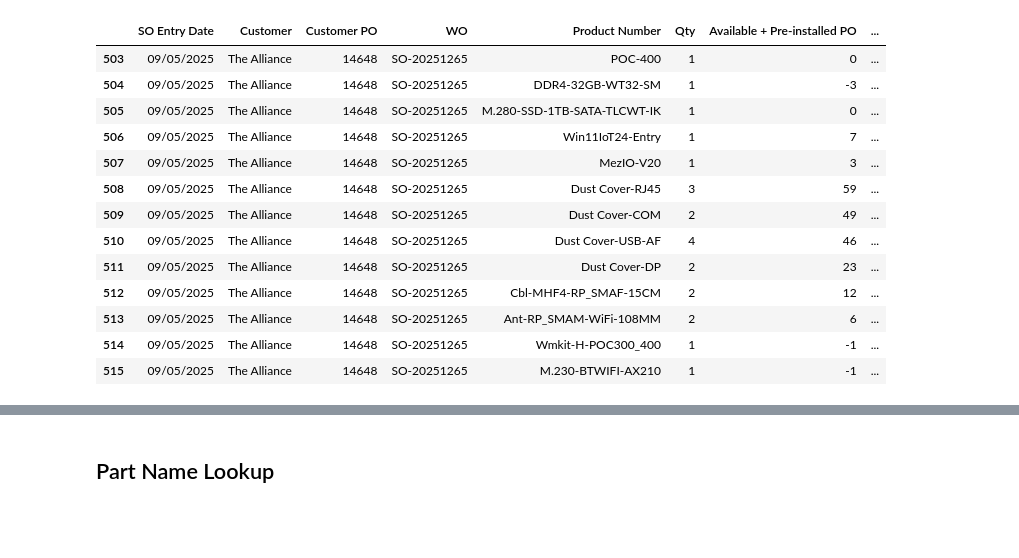
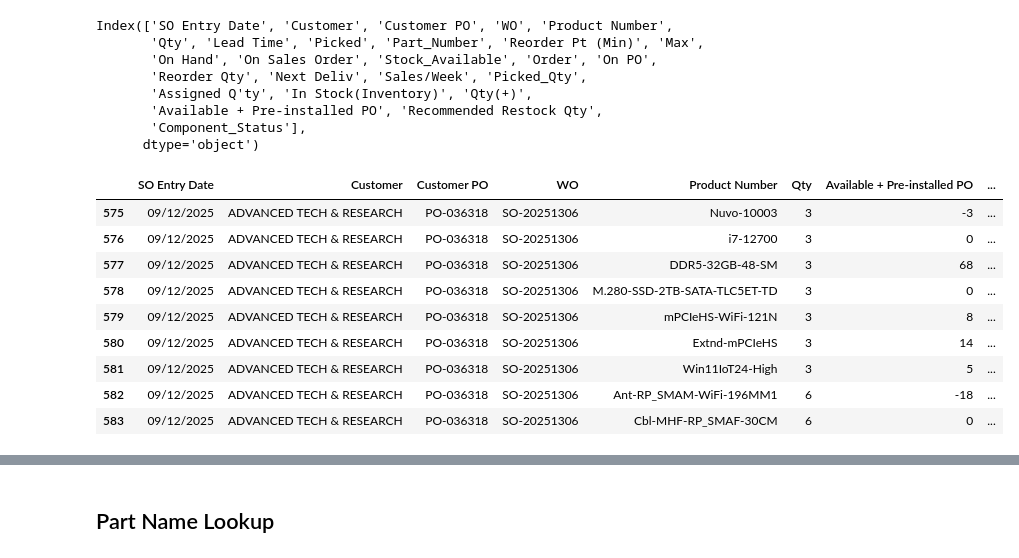
Before and after one commit to playoung2818/ERP_System, a Jupyter notebook: ERP_Dashboard.ipynb, the cells around one changed output, grey strips where cells are left out. Saved outputs shown, nothing was run; the diff lists cells and outputs as text; code cells hidden in the pictures; blank space fills up the shorter version.

```diff
--- a/ERP_Dashboard.ipynb
+++ b/ERP_Dashboard.ipynb
@@ -61,13 +75,24 @@ def search_items(query: str, top_k: int = 15) -> pd.DataFrame:
     # 3) Combine results and dedupe by Item
     out = pd.concat([direct, fuzzy], ignore_index=True).drop_duplicates(subset=["Item"])
     return out.head(top_k)[["Item", "Description", 'Type', 'Cost', 'Price', 'Preferred Vendor']]
+# %%
+df.columns
+# %% [output]
+Index(['SO Entry Date', 'Customer', 'Customer PO', 'WO', 'Product Number',
+       'Qty', 'Lead Time', 'Picked', 'Part_Number', 'Reorder Pt (Min)', 'Max',
+       'On Hand', 'On Sales Order', 'Stock_Available', 'Order', 'On PO',
+       'Reorder Qty', 'Next Deliv', 'Sales/Week', 'Picked_Qty',
+       'Assigned Q'ty', 'In Stock(Inventory)', 'Qty(+)',
+       'Available + Pre-installed PO', 'Recommended Restock Qty',
+       'Component_Status'],
+      dtype='object')
 # %%
 
 # Read entire table
 df = pd.read_sql_table("wo_structured", con=engine, schema="public")
 
 ERP_df= df[['SO Entry Date', 'Customer', 'Customer PO', 'WO', 'Product Number', 'Qty',
-                              "Available + Pre-installed PO", 'Stock_Available', 'ATP(LT)', 'In Stock(Inventory)', 'On Hand', 'On Sales Order', 'On PO', 'Reorder Pt (Min)', 'Recommended Restock Qty', 'Lead Time', 'Picked']]
+                              "Available + Pre-installed PO", 'Stock_Available', "Assigned Q'ty", 'In Stock(Inventory)', 'On Hand', 'On Sales Order', 'On PO', 'Reorder Pt (Min)', 'Sales/Week', 'Recommended Restock Qty', 'Lead Time', 'Picked']]
 
 ERP_df = ERP_df.copy()
 
@@ -79,8 +104,8 @@ ERP_df['SO_Status'] = np.where(
 desired_order = [
     "SO Entry Date", "Customer", "Customer PO", "WO", "Product Number", "Qty",
     "Available + Pre-installed PO", "Stock_Available", 'On Hand', "In Stock(Inventory)",
-    'ATP(LT)', "On Sales Order", "On PO",
-    "Reorder Pt (Min)", "Recommended Restock Qty",
+    "Assigned Q'ty", "On Sales Order", "On PO",
+    "Reorder Pt (Min)", 'Sales/Week', "Recommended Restock Qty",
     'Lead Time', "Picked", "SO_Status",
 ]
 
@@ -91,7 +116,7 @@ ordered = [c for c in desired_order if c in ERP_df.columns] + \
 ERP_df = ERP_df.reindex(columns=ordered)
 
 
-filtered_df = ERP_df[ERP_df['WO'] == 'SO-20251265']
+filtered_df = ERP_df[ERP_df['WO'] == 'SO-20251306']
 
 # filtered_df = ERP_df[ERP_df['Customer'] == 'Aerflite Canada Inc.']
 
@@ -99,14 +124,6 @@ filtered_df = ERP_df[ERP_df['WO'] == 'SO-20251265']
 # Make Lead Time real datetimes
 filtered_df = filtered_df.copy()
 filtered_df['Lead Time'] = pd.to_datetime(filtered_df['Lead Time'], errors='coerce')
-
-def fmt_date(x):
-    # Works whether x is Timestamp, date, or str/NaN
-    try:
-        if pd.isna(x): return ''
-        return pd.to_datetime(x).strftime('%Y-%m-%d')
-    except Exception:
-        return str(x)
 
 
 # Create styled object
@@ -135,44 +152,40 @@ styled = (
              ('padding', '4px 6px')
          ]},
 
         # Highlight column header (Available + Pre-installed PO)
         {'selector': 'th.col' + str(filtered_df.columns.get_loc('Available + Pre-installed PO')),
          'props': [
              ('background-color', '#ffae42'),
              ('color', 'black'),
              ('font-weight', 'bold'),
              ('border', '1px solid #777'),
              ('min-width', '100px')
          ]},
 
         # Widen Lead Time column
         {'selector': 'th.col' + str(filtered_df.columns.get_loc('Lead Time')),
          'props': [
              ('min-width', '120px'),     # increase column width
              ('max-width', '150px')
          ]},
 
         # Optional — hover effect
         {'selector': 'tbody tr:hover',
          'props': [('background-color', '#333')]}
     ])
     .format({'Lead Time': fmt_date}, precision=0, na_rep='', thousands=',')
 )
 
 display(styled)
 # %% [output]
 |  | SO Entry Date | Customer | Customer PO | WO | Product Number | Qty | Available + Pre-installed PO | ... |
-| 503 | 09/05/2025 | The Alliance | 14648 | SO-20251265 | POC-400 | 1 | 0 | ... |
-| 504 | 09/05/2025 | The Alliance | 14648 | SO-20251265 | DDR4-32GB-WT32-SM | 1 | -3 | ... |
-| 505 | 09/05/2025 | The Alliance | 14648 | SO-20251265 | M.280-SSD-1TB-SATA-TLCWT-IK | 1 | 0 | ... |
-| 506 | 09/05/2025 | The Alliance | 14648 | SO-20251265 | Win11IoT24-Entry | 1 | 7 | ... |
-| 507 | 09/05/2025 | The Alliance | 14648 | SO-20251265 | MezIO-V20 | 1 | 3 | ... |
-| 508 | 09/05/2025 | The Alliance | 14648 | SO-20251265 | Dust Cover-RJ45 | 3 | 59 | ... |
-| 509 | 09/05/2025 | The Alliance | 14648 | SO-20251265 | Dust Cover-COM | 2 | 49 | ... |
-| 510 | 09/05/2025 | The Alliance | 14648 | SO-20251265 | Dust Cover-USB-AF | 4 | 46 | ... |
-| 511 | 09/05/2025 | The Alliance | 14648 | SO-20251265 | Dust Cover-DP | 2 | 23 | ... |
-| 512 | 09/05/2025 | The Alliance | 14648 | SO-20251265 | Cbl-MHF4-RP_SMAF-15CM | 2 | 12 | ... |
-| 513 | 09/05/2025 | The Alliance | 14648 | SO-20251265 | Ant-RP_SMAM-WiFi-108MM | 2 | 6 | ... |
-| 514 | 09/05/2025 | The Alliance | 14648 | SO-20251265 | Wmkit-H-POC300_400 | 1 | -1 | ... |
-| 515 | 09/05/2025 | The Alliance | 14648 | SO-20251265 | M.230-BTWIFI-AX210 | 1 | -1 | ... |
+| 575 | 09/12/2025 | ADVANCED TECH & RESEARCH | PO-036318 | SO-20251306 | Nuvo-10003 | 3 | -3 | ... |
+| 576 | 09/12/2025 | ADVANCED TECH & RESEARCH | PO-036318 | SO-20251306 | i7-12700 | 3 | 0 | ... |
+| 577 | 09/12/2025 | ADVANCED TECH & RESEARCH | PO-036318 | SO-20251306 | DDR5-32GB-48-SM | 3 | 68 | ... |
+| 578 | 09/12/2025 | ADVANCED TECH & RESEARCH | PO-036318 | SO-20251306 | M.280-SSD-2TB-SATA-TLC5ET-TD | 3 | 0 | ... |
+| 579 | 09/12/2025 | ADVANCED TECH & RESEARCH | PO-036318 | SO-20251306 | mPCIeHS-WiFi-121N | 3 | 8 | ... |
+| 580 | 09/12/2025 | ADVANCED TECH & RESEARCH | PO-036318 | SO-20251306 | Extnd-mPCIeHS | 3 | 14 | ... |
+| 581 | 09/12/2025 | ADVANCED TECH & RESEARCH | PO-036318 | SO-20251306 | Win11IoT24-High | 3 | 5 | ... |
+| 582 | 09/12/2025 | ADVANCED TECH & RESEARCH | PO-036318 | SO-20251306 | Ant-RP_SMAM-WiFi-196MM1 | 6 | -18 | ... |
+| 583 | 09/12/2025 | ADVANCED TECH & RESEARCH | PO-036318 | SO-20251306 | Cbl-MHF-RP_SMAF-30CM | 6 | 0 | ... |
 # %%
```
Also changed, not shown: parts of 12 cells of this notebook, 3 other files.
